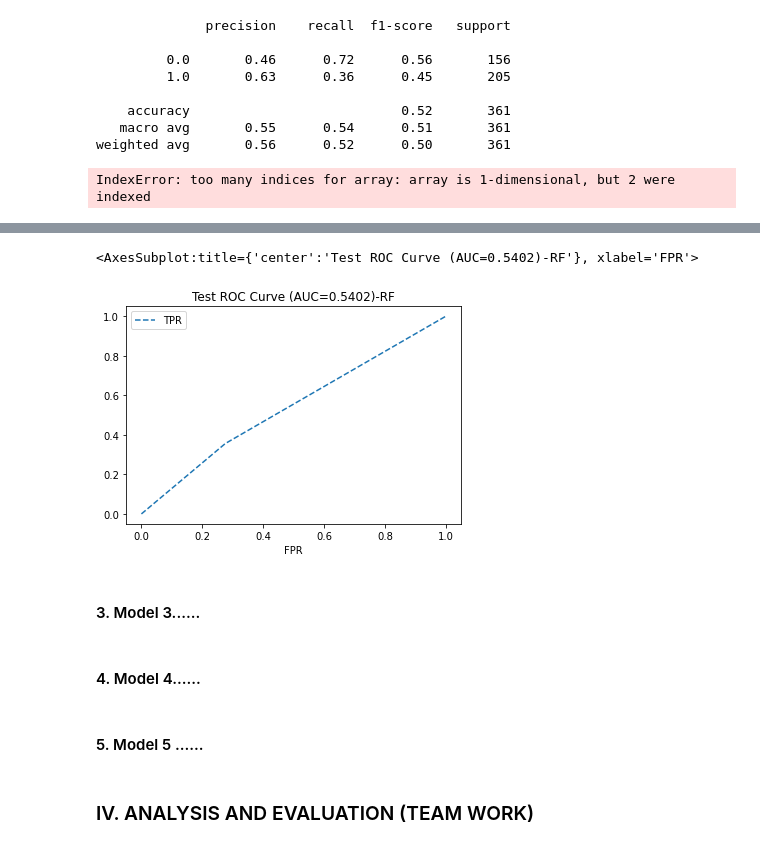
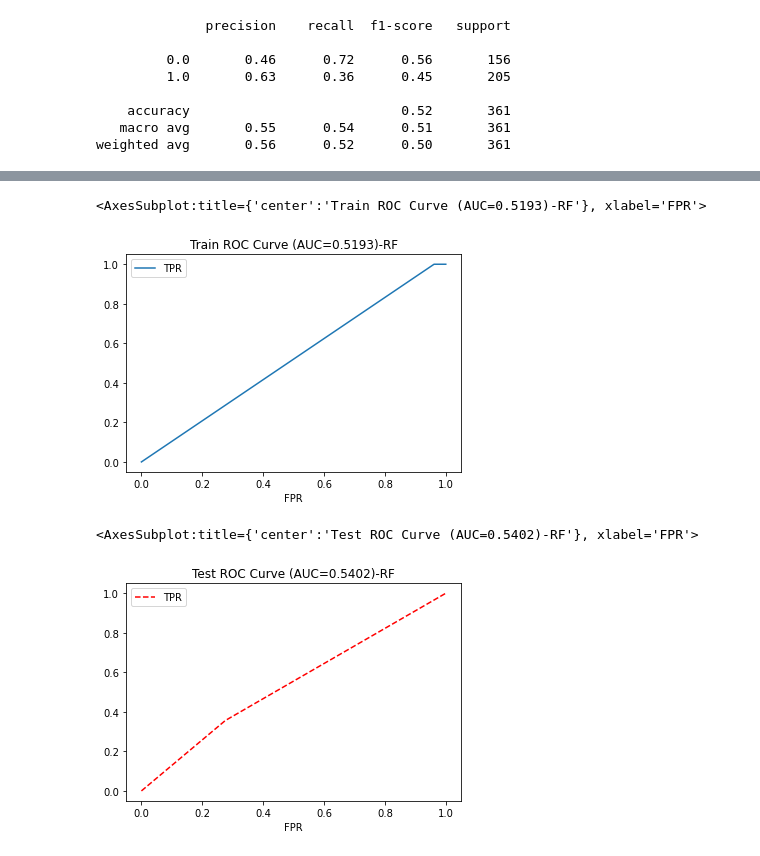
Before and after one commit to Nimai95/Project-2-Machine-Learning, a Jupyter notebook: Nimai's Work/Logistic and GBT.ipynb, the cells around one changed output, grey strips where cells are left out. Saved outputs shown, nothing was run; the diff lists cells and outputs as text; code cells hidden in the pictures.

```diff
--- a/Nimai's Work/Logistic and GBT.ipynb
+++ b/Nimai's Work/Logistic and GBT.ipynb
@@ -493,7 +400,7 @@ print(classification_report(y_test, predictions))
 weighted avg       0.56      0.52      0.50       361
 # %%
 #plotting the Gradient boosting Classifier
-fpr_train, tpr_train, thresholds_train = roc_curve(y_train, predictions_train[:,1], pos_label=1)
+fpr_train, tpr_train, thresholds_train = roc_curve(y_train, predictions_train, pos_label=1)
 auc_train = auc(fpr_train, tpr_train)
 auc_train = round(auc_train, 4)
 #fpr_test, tpr_test, thresholds_test = roc_curve(y_test, y_pred,pos_label=1)
@@ -504,11 +411,9 @@ auc_test = round(auc_test, 4)
 # Create a DataFrame with the fpr and tpr results
 roc_df_train = pd.DataFrame({"FPR": fpr_train, "TPR": tpr_train})
 roc_df_test = pd.DataFrame({"FPR": fpr_test, "TPR": tpr_test})
-# %% [output]
-IndexError: too many indices for array: array is 1-dimensional, but 2 were indexed
 # %%
 #Plotting
-roc_df_train.hvplot(
+roc_df_train.plot(
     x="FPR",
     y="TPR",
     xlim=([-0.05, 1.05]),
@@ -519,20 +423,15 @@ roc_df_train.hvplot(
+<AxesSubplot:title={'center':'Train ROC Curve (AUC=0.5193)-RF'}, xlabel='FPR'>
+[figure, added]
 # %%
 #Plotting the test
 roc_df_test.plot(
     x='FPR',
     y='TPR',
     style='--',
+    color='red',
     xlim=([-0.05, 1.05]),
     title=f'Test ROC Curve (AUC={auc_test})-RF',
 )
 # %% [output]
 <AxesSubplot:title={'center':'Test ROC Curve (AUC=0.5402)-RF'}, xlabel='FPR'>
-[figure, old version]
+[figure, new version]
-# %% [markdown]
-#### 3. Model 3......
-# %% [markdown]
-#### 4. Model 4......
-# %% [markdown]
-#### 5. Model 5 ......
-# %% [markdown]
-### IV. ANALYSIS AND EVALUATION (TEAM WORK)
```
Also changed, not shown: parts of 16 cells of this notebook.
